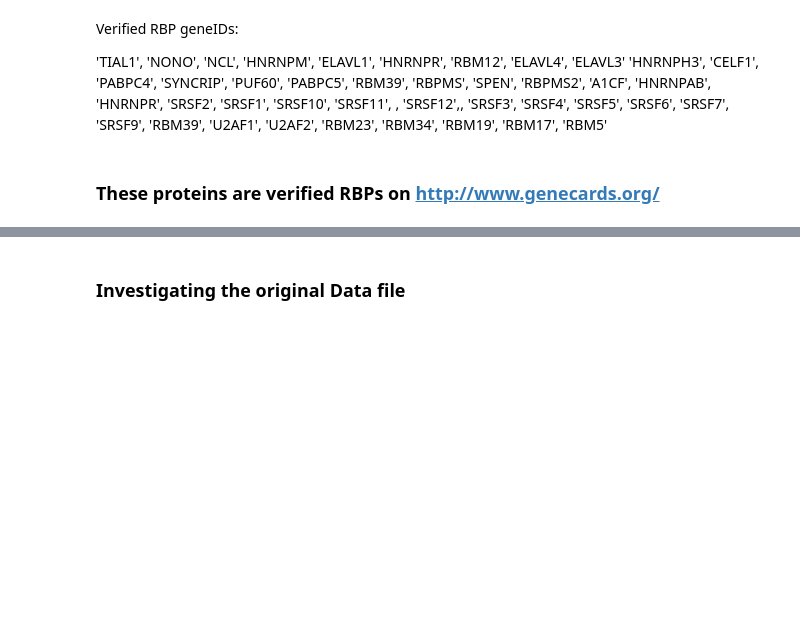
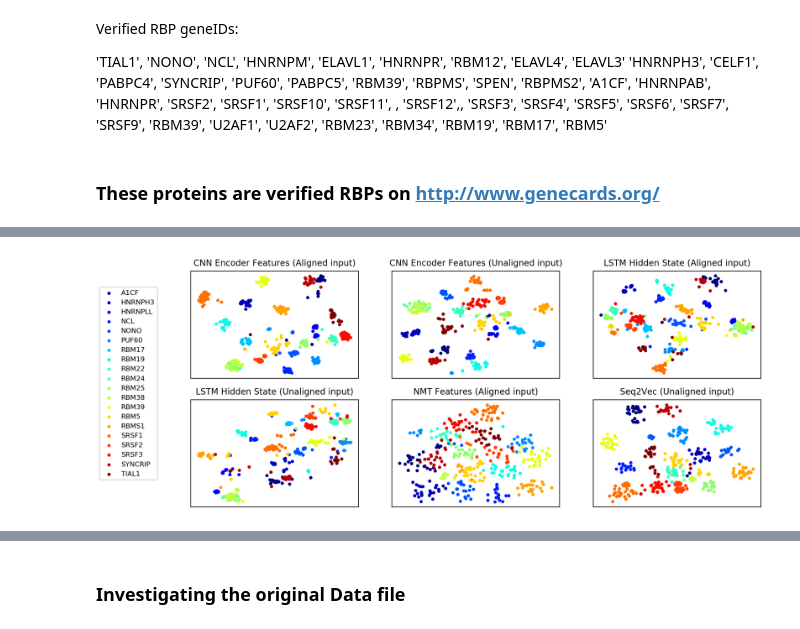
Before and after one commit to ostwind/ProteinLatentRep, a Jupyter notebook: CNN_LSTM/Dataframe investigation & postprocessing.ipynb, the cells around one changed output, grey strips where cells are left out. Cells and saved outputs as stored; diff of their text form; code cells hidden in the pictures; blank space fills up the shorter version.

```diff
--- a/CNN_LSTM/Dataframe investigation & postprocessing.ipynb
+++ b/CNN_LSTM/Dataframe investigation & postprocessing.ipynb
@@ -107,0 +120,4 @@ verified_RRMs  = protein_matched[[protein in verified_RRMs for protein in protei
+# %%
+tsne_projections = []
+for rep in list_reps:
+    tsne_projections.append(tsne.tsne(rep, perplexity=50))
@@ -107,0 +142,14 @@ verified_RRMs  = protein_matched[[protein in verified_RRMs for protein in protei
+# %%
+%matplotlib auto
+import sys
+sys.path.append('../util/')
+from imp import reload
+import tsne
+list_labels =[enc_l, enc_un_l, dec_l, dec_un_l, cho_l, seq_l]
+list_reps = [enc_v, enc_un_v, dec_v, dec_un_v, cho_v, seq_v]
+titles = ['Encoder Extracted Features (Aligned input)', 'Encoder Extracted Features (Unaligned input)',
+'Decoder Hidden State (Aligned input)', 'Decoder Hidden State (Unaligned input)',
+          'Character Level Encoder', 'Seq2Vec']
+tsne_projections_2d = []
+for rep in list_reps:
+    tsne_projections_2d.append(tsne.tsne(rep, perplexity=50, n_components=2))
@@ -108 +174,53 @@ verified_RRMs  = protein_matched[[protein in verified_RRMs for protein in protei
+# %%
+import matplotlib.cm as cm
+import matplotlib.pyplot as plt
+def plot2d(plot_name, unique_labels, labels, tsne_projections, titles,
+    perplexity = 40, n_iter = 2000, n_components = 2):
+
+    ''' list int, str labels: color point according to this color
+      np.ndarray tsne_projection: [ Num of sequences X Dim of Latent Rep. ]
+      take_first_n: only first n row will show in tsne projection
+    '''
+    # color by label,
+
+    fig = plt.figure(figsize=(12, 5))
+    #fig.subplots_adjust(top=1, bottom=0, left=0, right=1, wspace=0)
+    colors = list(iter(cm.jet(np.linspace(0, 1, len(unique_labels)))))
+    line_dict = {}
+    for i, ts in enumerate(tsne_projections):
+        ax = fig.add_subplot(2, 3, i+1)
+        large_gene_symbol, unique_labels_filtered = [], []
+        for l in unique_labels:
+            all_l_indices = [k for k,x in enumerate(labels[i]) if x == l]
+            large_gene_symbol.append(all_l_indices)
+            unique_labels_filtered.append(l)
+        for j, (l, all_l_indices) in enumerate(zip(unique_labels_filtered, large_gene_symbol)):
+            cur_color = colors[j]
+            line_dict[j] = ax.scatter(
+                ts[all_l_indices,0],
+                ts[all_l_indices,1],
+                c= cur_color, label=l, s = 8)
+
+        ax.set_title(titles[i], fontsize=10)
+        ax.set_xticks([])
+        ax.set_yticks([])
+
+    plt.figlegend(line_dict.values(), unique_labels, fontsize=8, loc='center left')
+    #ax = plt.gca()
+    #legend = ax.get_legend()
+    # ax.set_zlim(-10, 10)
+    # ax.set_ylim(-10, 10)
+    #fig.title(plot_name, fontsize=18)
+    # ax.set_xlim(-10, 10)
+
+    plt.savefig(plot_name, bbox_inches='tight')
+    plt.show()
+
+    return fig
+titles = ['CNN Encoder Features (Aligned input)', 'CNN Encoder Features (Unaligned input)',
+'LSTM Hidden State (Aligned input)', 'LSTM Hidden State (Unaligned input)',
+          'NMT Features (Aligned input)', 'Seq2Vec (Unaligned input)']
+plot2d('tSNE_2d_updated3.png', verified_RRMs, list_labels, tsne_projections_2d, titles)
+# %% [output]
+[figure, added]
 # %%
```
Also changed, not shown: parts of 28 cells of this notebook.
